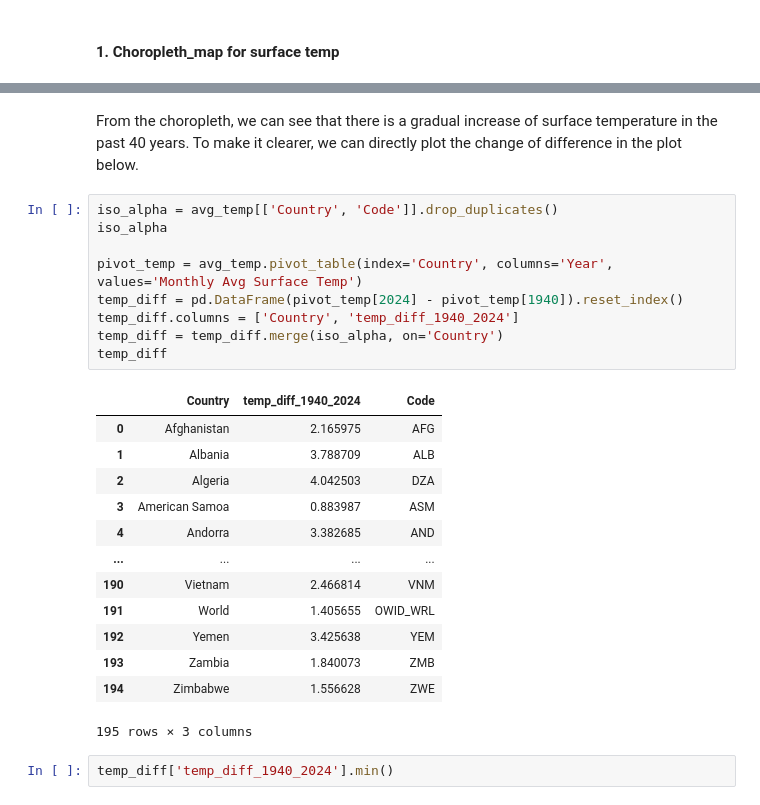
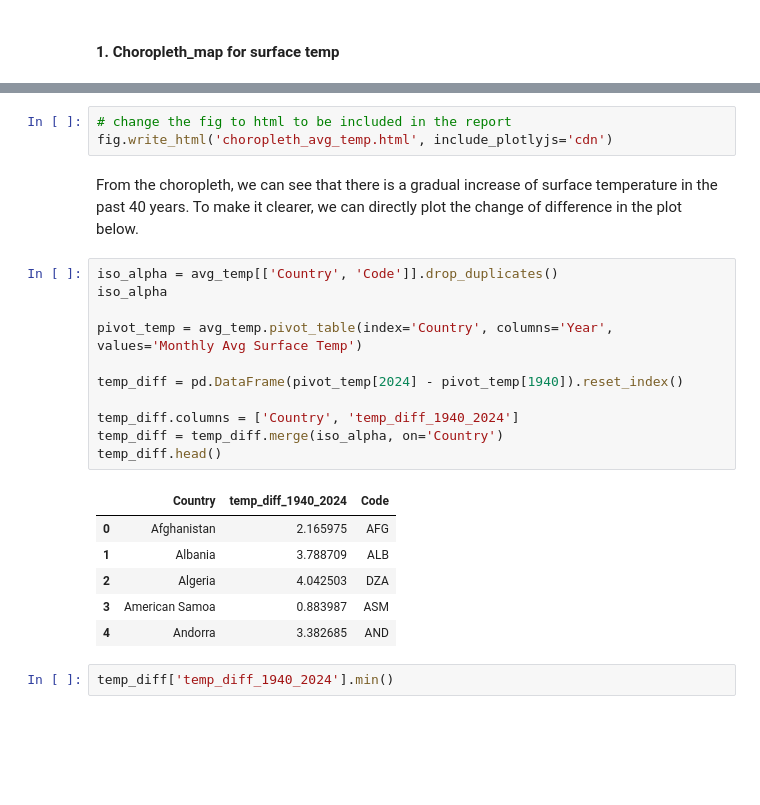
Before and after one commit to szhcoco/Climate-Change-Analysis, a Jupyter notebook: final_proj.ipynb, the cells around one changed output, grey strips where cells are left out. Saved outputs shown, nothing was run; the diff lists cells and outputs as text; blank space fills up the shorter version.

```diff
--- a/final_proj.ipynb
+++ b/final_proj.ipynb
@@ -57,28 +67,26 @@ plotly.offline.plot(fig, filename= 'C: \fig.html', auto_open=True)
+# %%
+# change the fig to html to be included in the report
+fig.write_html('choropleth_avg_temp.html', include_plotlyjs='cdn')
 # %% [markdown]
 From the choropleth, we can see that there is a gradual increase of surface temperature in the past 40 years. To make it clearer, we can directly plot the change of difference in the plot below.
 # %%
 iso_alpha = avg_temp[['Country', 'Code']].drop_duplicates()
 iso_alpha
 
 pivot_temp = avg_temp.pivot_table(index='Country', columns='Year', values='Monthly Avg Surface Temp')
+
 temp_diff = pd.DataFrame(pivot_temp[2024] - pivot_temp[1940]).reset_index()
+
 temp_diff.columns = ['Country', 'temp_diff_1940_2024']
 temp_diff = temp_diff.merge(iso_alpha, on='Country')
-temp_diff
+temp_diff.head()
 # %% [output]
 |  | Country | temp_diff_1940_2024 | Code |
 | 0 | Afghanistan | 2.165975 | AFG |
 | 1 | Albania | 3.788709 | ALB |
 | 2 | Algeria | 4.042503 | DZA |
 | 3 | American Samoa | 0.883987 | ASM |
 | 4 | Andorra | 3.382685 | AND |
-| ... | ... | ... | ... |
-| 190 | Vietnam | 2.466814 | VNM |
-| 191 | World | 1.405655 | OWID_WRL |
-| 192 | Yemen | 3.425638 | YEM |
-| 193 | Zambia | 1.840073 | ZMB |
-| 194 | Zimbabwe | 1.556628 | ZWE |
-195 rows × 3 columns
 # %%
 temp_diff['temp_diff_1940_2024'].min()
 # %% [output]
```
Also changed, not shown: parts of 8 cells of this notebook, 50 other files.
